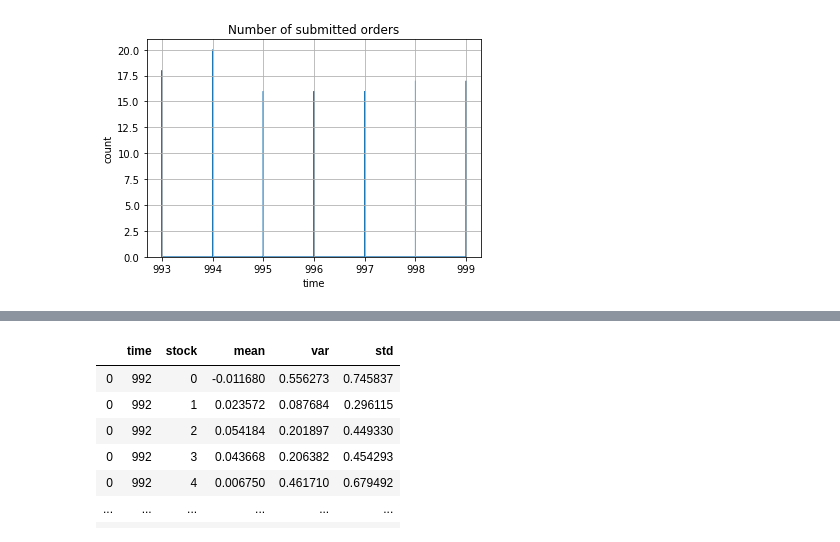
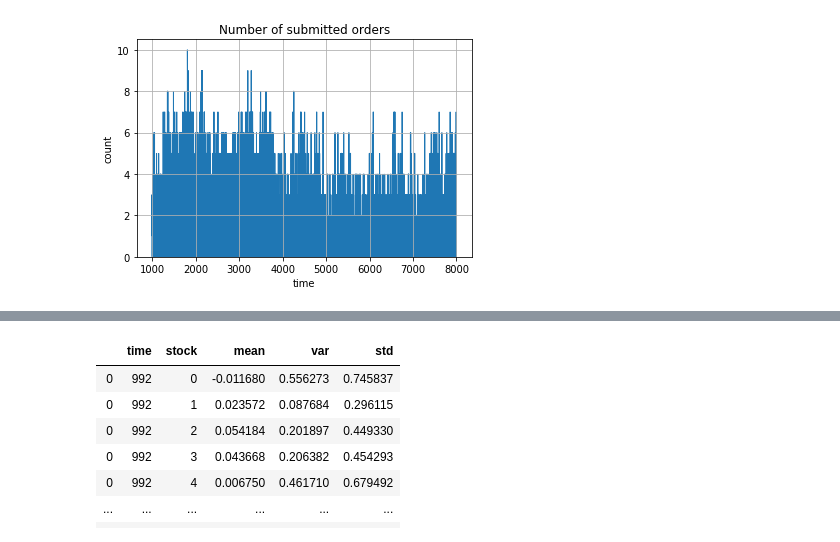
Before and after one commit to braedyn-au/StockMarketCascades, a Jupyter notebook: draft3_mainmodular.ipynb, the cells around one changed output, grey strips where cells are left out. Drawn from its saved outputs; the diff is of its cells as text; code cells hidden in the pictures.

```diff
--- a/draft3_mainmodular.ipynb
+++ b/draft3_mainmodular.ipynb
@@ -19,9 +6,11 @@ lxqoh
 # %%
+traderIDs = portfolio.portfGen()
+
 transactions = pd.DataFrame()
 totalOrders = pd.DataFrame()
 broker = pd.DataFrame()
 
-for t in range(992,1000):
+for t in range(992,8000):
     broker, totalOrders = broker_funcs.brokerage(traderIDs, t, broker, totalOrders)
     broker, transactions = broker_funcs.instantMatch(traderIDs, broker, transactions)
     print(t)
@@ -37,10 +35,10 @@ for t in range(992,1000):
 # %%
 totalOrders.sort_values(by=['time','portfolio'], inplace=True)
 totalOrders.reset_index(inplace=True,drop=True)
-totalOrders.hist(column='time',histtype='step',bins=7000)
+totalOrders.hist(column='time',histtype='step',bins=8000)
 plt.title("Number of submitted orders")
 plt.xlabel("time")
 plt.ylabel("count")
 plt.show()
 # %% [output]
-[figure, old version]
+[figure, new version]
```
Also changed, not shown: parts of 5 cells of this notebook, 1 other file.
